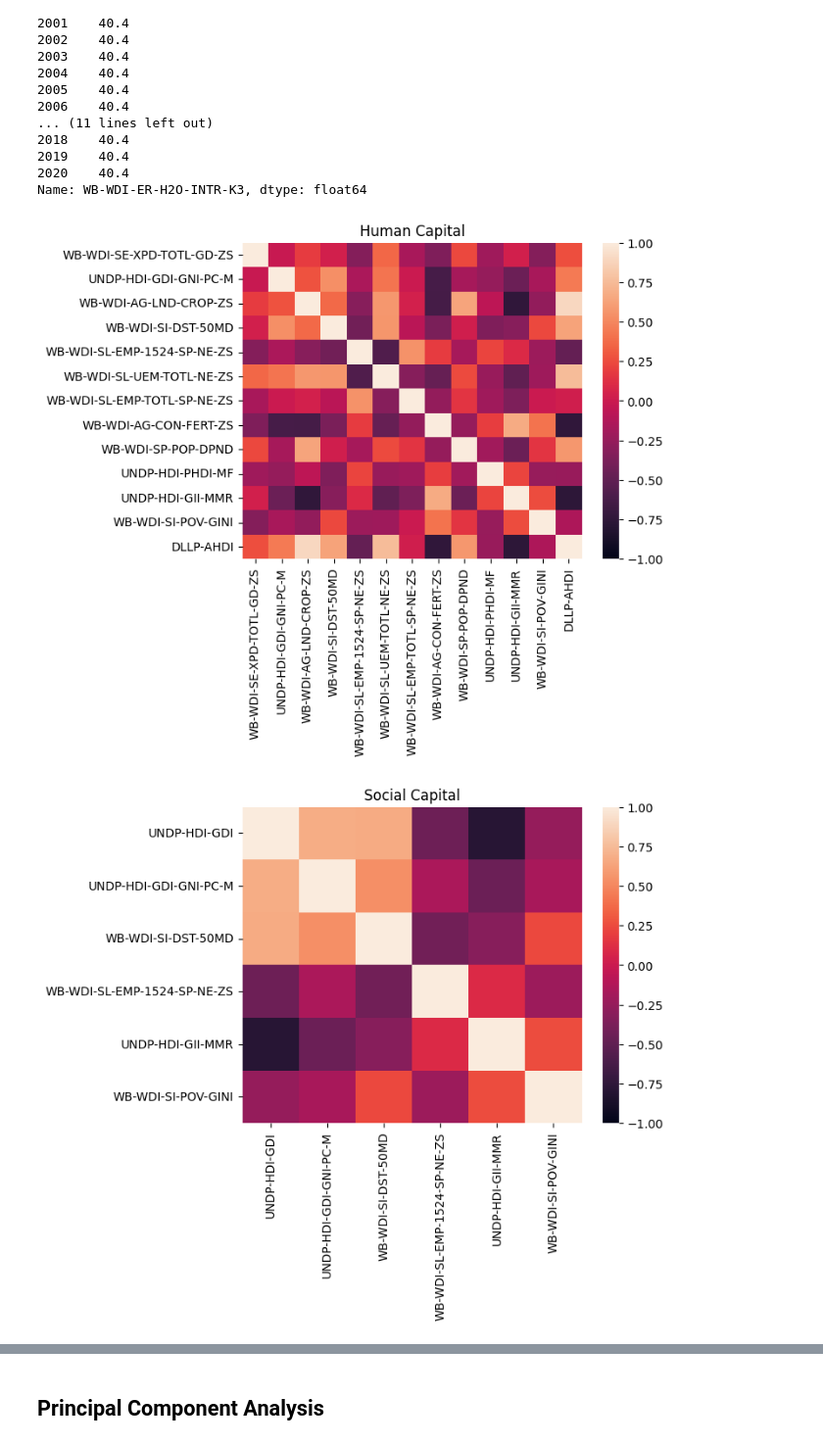
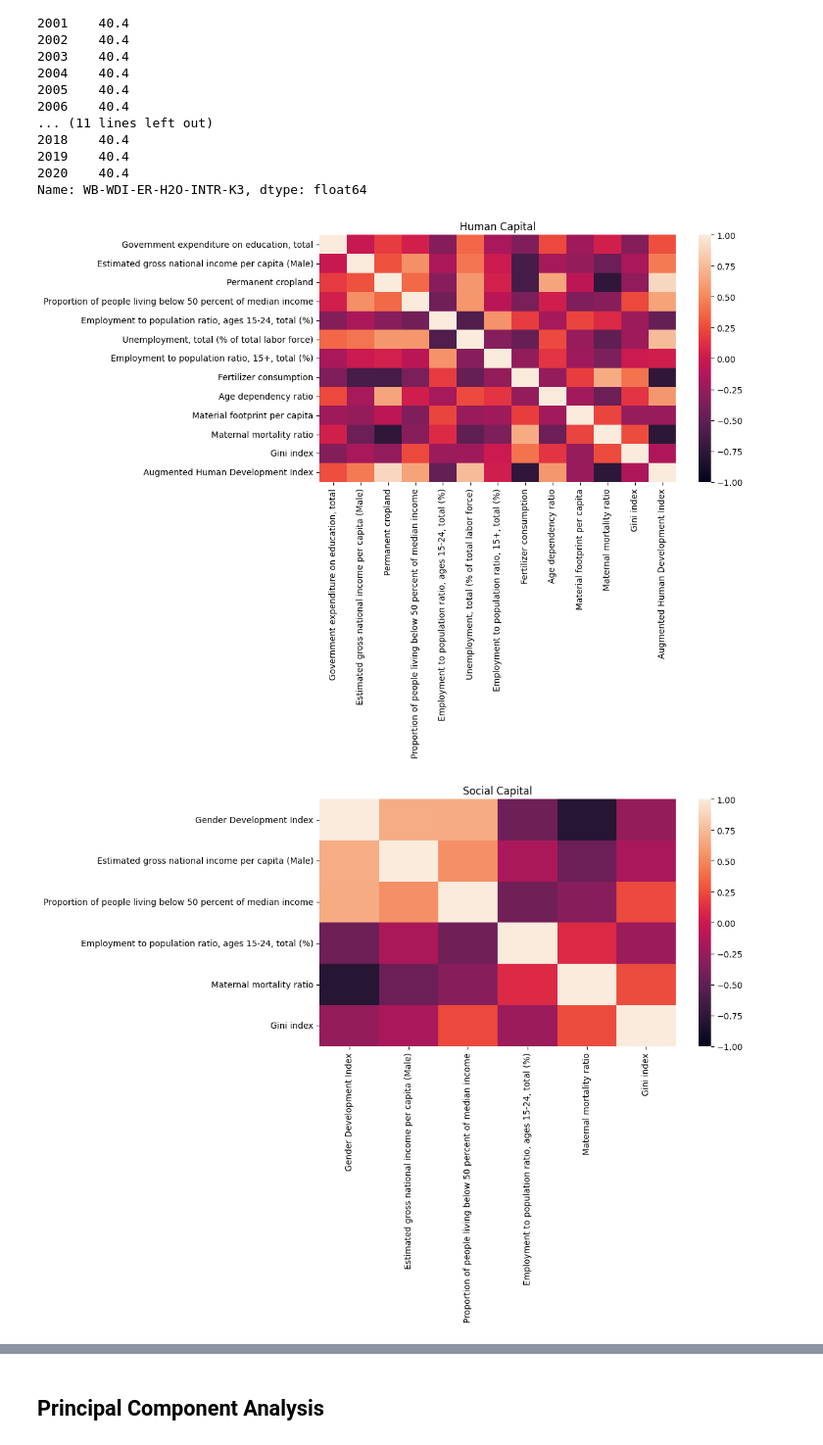
Before and after one commit to B-Lab-Switzerland/sipi-data-analysis, a Jupyter notebook: notebooks/Country_Level/correlation_analysis.ipynb, the cells around one changed output, grey strips where cells are left out. Shown at 98% size. Drawn from its saved outputs; the diff is of its cells as text; code cells hidden in the pictures.

Commit message:
STARTED ANALYZING INTERPRETABILITY
- Correlation heatmaps now have understandable tick labels
- Creates excel spreadsheet listing all indicators with non-trivial
  strong (anti-)correlations

```diff
--- a/notebooks/Country_Level/correlation_analysis.ipynb
+++ b/notebooks/Country_Level/correlation_analysis.ipynb
@@ -300,11 +300,18 @@ for cap in four_capitals:
 
     droppers[cap] = set(droppers[cap])
     keepers[cap] = list(set(keepers[cap]) - droppers[cap])
+# %%
+idx_name_map = {k: v for [k,v] in wise_db["Metrics Info"][["Acronym", "Metric Full Name"]].to_dict(orient="tight")["data"]}
 # %%
 for cap in four_capitals:
-    sns.heatmap(corr_matrices[cap].loc[keepers[cap], keepers[cap]], vmin=-1, vmax=1)
-    plt.title(cap + " Capital")
-    plt.show()
+    fig, ax = plt.subplots(figsize=(12,9))
+    sns.heatmap(corr_matrices[cap].loc[keepers[cap], keepers[cap]]\
+        .rename(idx_name_map, axis=1)\
+        .rename(idx_name_map, axis=0),
+        vmin=-1, vmax=1, ax=ax)
+    ax.set_title(cap + " Capital")
+    plt.tight_layout()
+    fig.savefig(f"./RelevantIndicators_corrMatrix_{cap}Capital.pdf")
 # %% [output]
-[figure, old version]
+[figure, new version]
-[figure, old version]
+[figure, new version]
```
Also changed, not shown: parts of 5 cells of this notebook.
